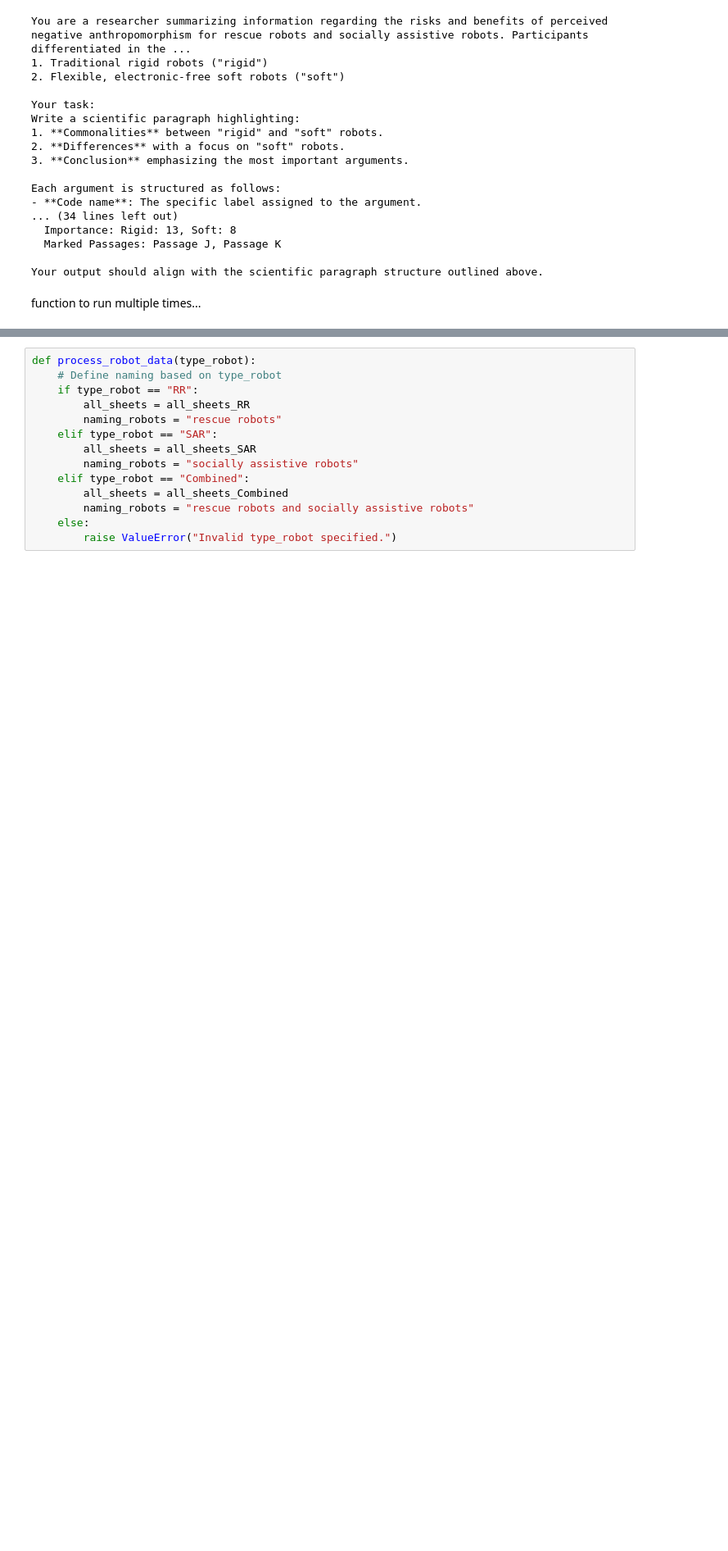
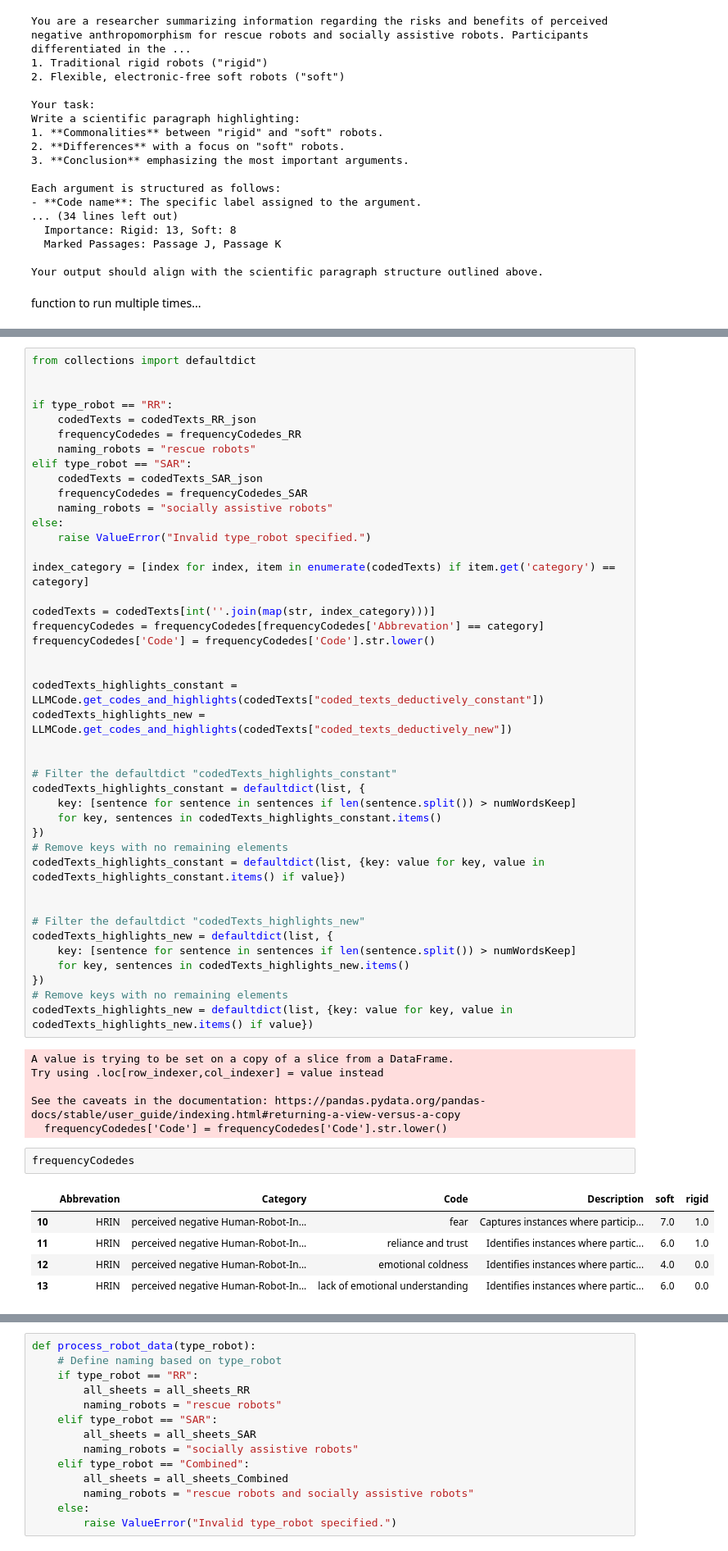
Before and after one commit to FennStatistics/Article_SoftRobotIntervention, a Jupyter notebook: Analyses/main study - LLM/runLLM.ipynb, the cells around one changed output, grey strips where cells are left out. Shown at 82% size. Cells and saved outputs as stored; diff of their text form; blank space fills up the shorter version.

```diff
--- a/Analyses/main study - LLM/runLLM.ipynb
+++ b/Analyses/main study - LLM/runLLM.ipynb
@@ -2090,0 +2027,56 @@ frequencyCodedes_SAR = frequencyCodedes_SAR
+# %%
+from collections import defaultdict
+
+
+if type_robot == "RR":
+    codedTexts = codedTexts_RR_json
+    frequencyCodedes = frequencyCodedes_RR
+    naming_robots = "rescue robots"
+elif type_robot == "SAR":
+    codedTexts = codedTexts_SAR_json
+    frequencyCodedes = frequencyCodedes_SAR
+    naming_robots = "socially assistive robots"
+else:
+    raise ValueError("Invalid type_robot specified.")
+
+index_category = [index for index, item in enumerate(codedTexts) if item.get('category') == category]
+
+codedTexts = codedTexts[int(''.join(map(str, index_category)))]
+frequencyCodedes = frequencyCodedes[frequencyCodedes['Abbrevation'] == category]
+frequencyCodedes['Code'] = frequencyCodedes['Code'].str.lower()
+
+
+codedTexts_highlights_constant = LLMCode.get_codes_and_highlights(codedTexts["coded_texts_deductively_constant"])
+codedTexts_highlights_new = LLMCode.get_codes_and_highlights(codedTexts["coded_texts_deductively_new"])
+
+
+# Filter the defaultdict "codedTexts_highlights_constant"
+codedTexts_highlights_constant = defaultdict(list, {
+    key: [sentence for sentence in sentences if len(sentence.split()) > numWordsKeep]
+    for key, sentences in codedTexts_highlights_constant.items()
+})
+# Remove keys with no remaining elements
+codedTexts_highlights_constant = defaultdict(list, {key: value for key, value in codedTexts_highlights_constant.items() if value})
+
+
+# Filter the defaultdict "codedTexts_highlights_new"
+codedTexts_highlights_new = defaultdict(list, {
+    key: [sentence for sentence in sentences if len(sentence.split()) > numWordsKeep]
+    for key, sentences in codedTexts_highlights_new.items()
+})
+# Remove keys with no remaining elements
+codedTexts_highlights_new = defaultdict(list, {key: value for key, value in codedTexts_highlights_new.items() if value})
+# %% [output]
+A value is trying to be set on a copy of a slice from a DataFrame.
+Try using .loc[row_indexer,col_indexer] = value instead
+
+See the caveats in the documentation: https://pandas.pydata.org/pandas-docs/stable/user_guide/indexing.html#returning-a-view-versus-a-copy
+  frequencyCodedes['Code'] = frequencyCodedes['Code'].str.lower()
+# %%
+frequencyCodedes
+# %% [output]
+|  | Abbrevation | Category | Code | Description | soft | rigid |
+| 10 | HRIN | perceived negative Human-Robot-In... | fear | Captures instances where particip... | 7.0 | 1.0 |
+| 11 | HRIN | perceived negative Human-Robot-In... | reliance and trust | Identifies instances where partic... | 6.0 | 1.0 |
+| 12 | HRIN | perceived negative Human-Robot-In... | emotional coldness | Identifies instances where partic... | 4.0 | 0.0 |
+| 13 | HRIN | perceived negative Human-Robot-In... | lack of emotional understanding | Identifies instances where partic... | 6.0 | 0.0 |
```
Also changed, not shown: parts of 40 cells of this notebook, 43 other files.
